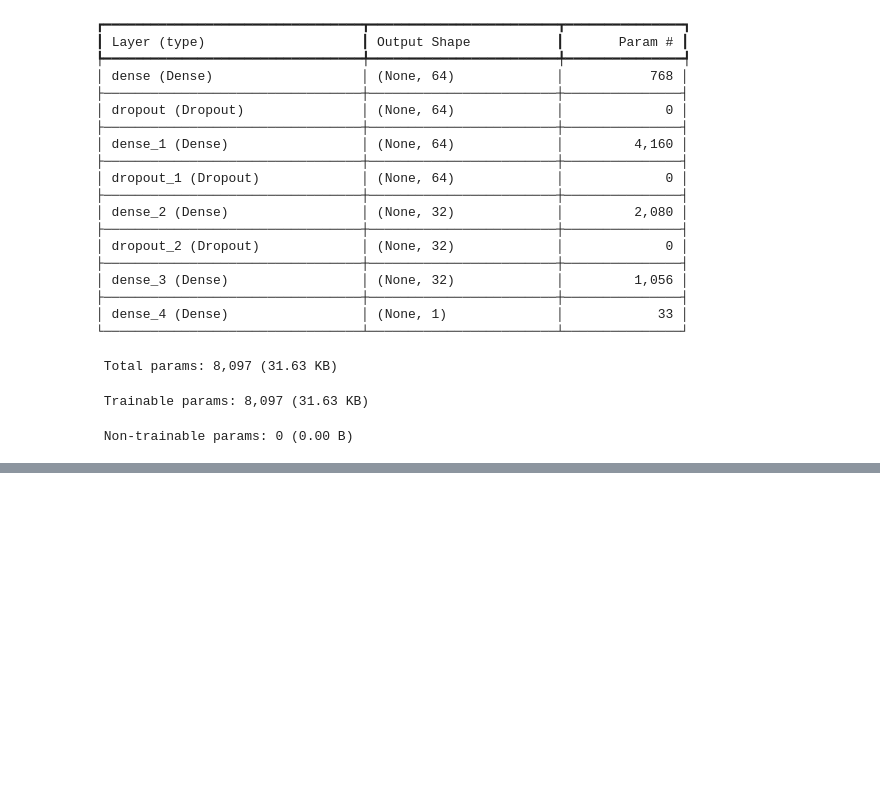
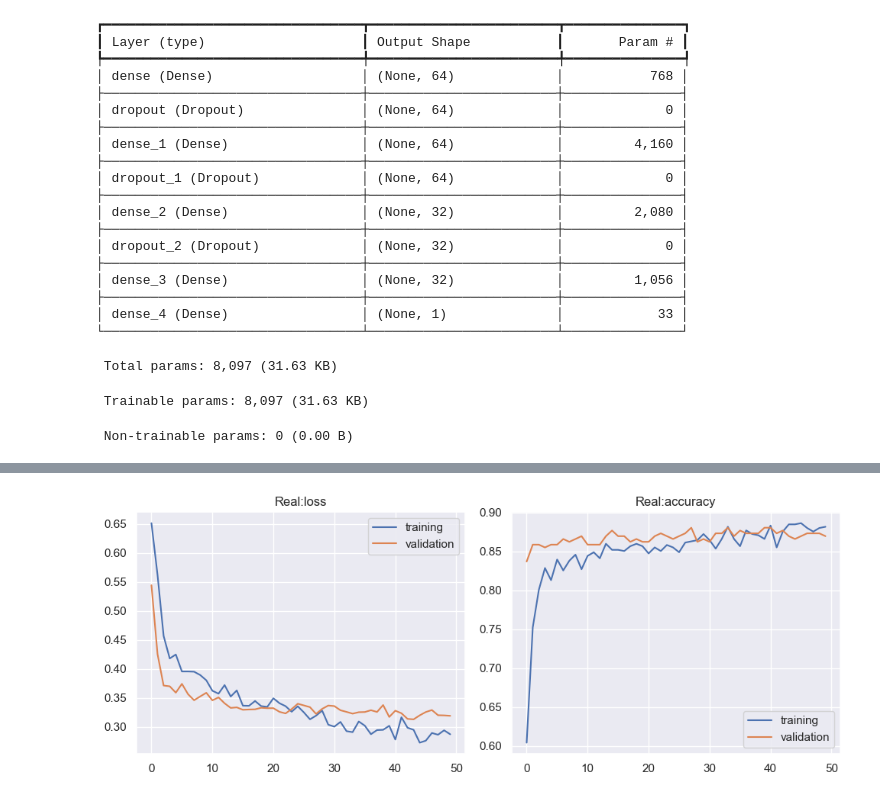
Before and after one commit to RickCraco/computer-science-project, a Jupyter notebook: notebooks/heart_disease_classification_ctgan_xai.ipynb, the cells around one changed output, grey strips where cells are left out. Cells and saved outputs as stored; diff of their text form; code cells hidden in the pictures; blank space fills up the shorter version.

```diff
--- a/notebooks/heart_disease_classification_ctgan_xai.ipynb
+++ b/notebooks/heart_disease_classification_ctgan_xai.ipynb
@@ -993,0 +1006,2 @@ model.evaluate(X_test, y_test)
+# %%
+history_real = model_real.fit(X_train_real, y_train_real, epochs=50, validation_data=(X_test_real, y_test_real))
@@ -993,0 +1031,4 @@ model.evaluate(X_test, y_test)
+# %%
+plot_learning_curve(history_real, "Real")
+# %% [output]
+[figure, added]
```
Also changed, not shown: parts of 7 cells of this notebook.
